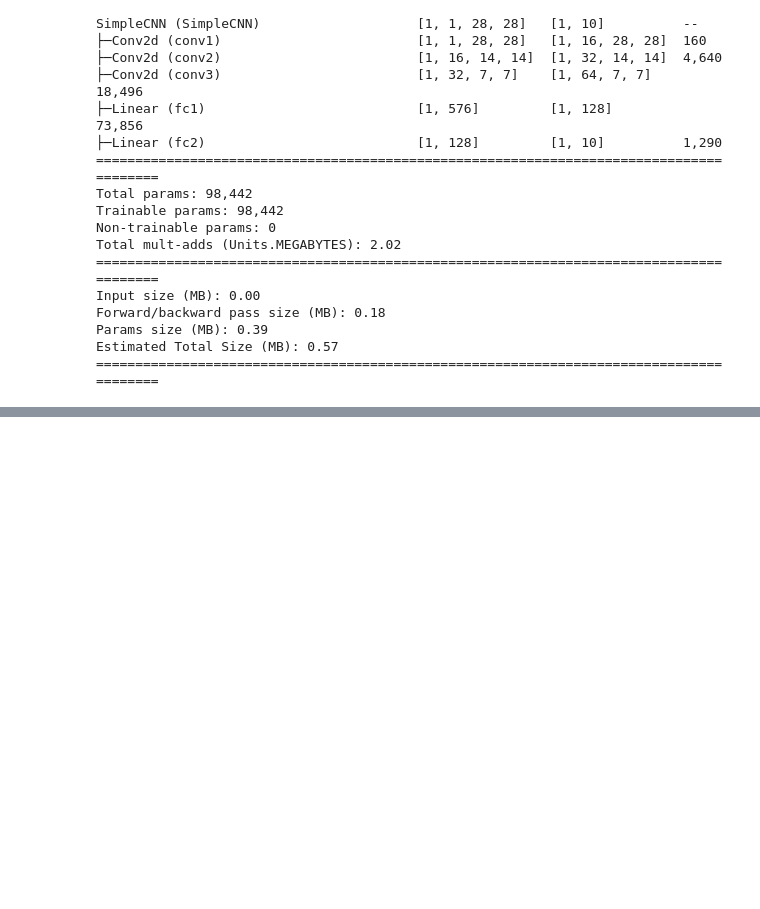
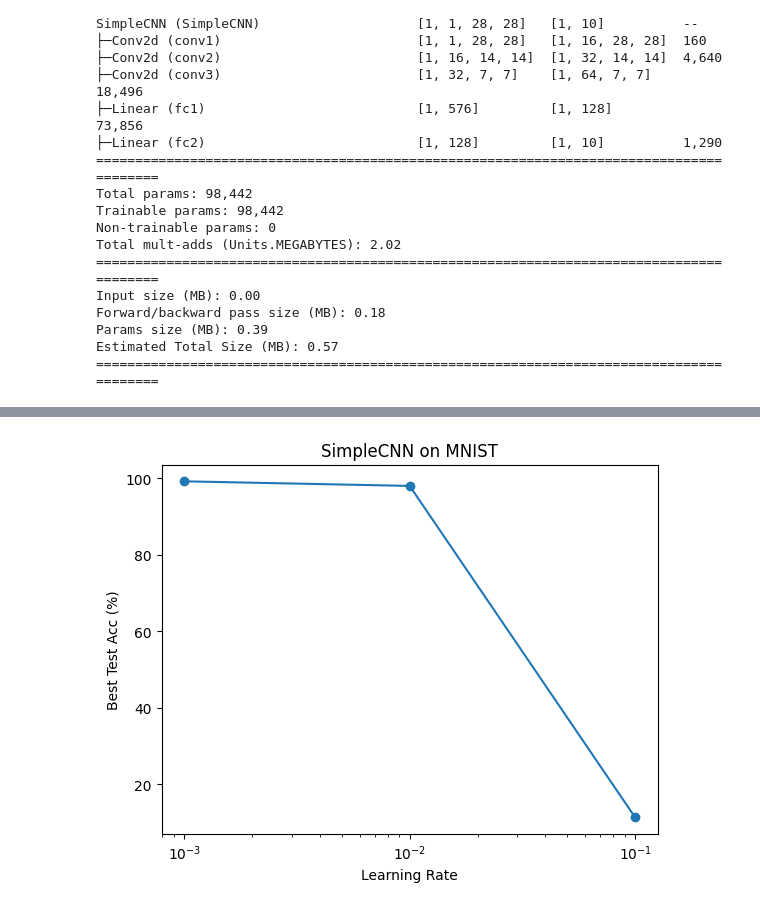
Before and after one commit to IgorSuvalov/PyTorch-Demo, a Jupyter notebook: notebooks/demo.ipynb, the cells around one changed output, grey strips where cells are left out. Cells and saved outputs as stored; diff of their text form; code cells hidden in the pictures; blank space fills up the shorter version.

```diff
--- a/notebooks/demo.ipynb
+++ b/notebooks/demo.ipynb
@@ -60,4 +74,0 @@ Loaded checkpoint is at ../models/best_model.pth
-# %%
-# Check the accuracy of the best model
-acc = evaluate(model, test_loader, device)
-print(f"Test accuracy: {acc:.2f}%")
@@ -66,14 +74,0 @@ Test accuracy: 99.03%
-# %%
-# Plotting a few predictions
-images, labels = next(iter(test_loader))
-outputs = model(images.to(device))
-_, predictions = torch.max(outputs, 1)
-
-plt.figure(figsize=(8,4))
-for i in range(8):
-    ax = plt.subplot(2,4,i+1)
-    ax.imshow(images[i, 0], cmap = "gray")
-    ax.set_title(f"T:{labels[i].item()} P:{predictions[i].item()}")
-    ax.axis("off")
-plt.tight_layout()
-plt.show()
@@ -81,0 +100,23 @@ plt.show()
+# %%
+import matplotlib.pyplot as plt
+
+# Define the parameter grid
+lrs = [1e-3, 1e-2, 1e-1]
+accs = []
+
+# Loop over parameters
+for lr in lrs:
+    _, acc = train(
+        batch_size=64, epochs=10, loader_fn=get_mnist_loaders,
+        model_cls=SimpleCNN,model_kwargs={},
+        optimizer_fn=torch.optim.Adam, optim_kwargs={"lr":lr},
+        scheduler_fn=None, scheduler_kwargs=None,
+        criterion_fn=nn.CrossEntropyLoss, criterion_kwargs=None
+    )
+    accs.append(acc)
+
+# Plot the graph
+plt.semilogx(lrs, accs, marker="o")
+plt.xlabel("Learning Rate"); plt.ylabel("Best Test Acc (%)")
+plt.title("SimpleCNN on MNIST"); plt.show()
+# %% [output]
@@ -81,0 +140 @@ plt.show()
+[figure, added]
```
Also changed, not shown: parts of 11 cells of this notebook, 9 other files.
